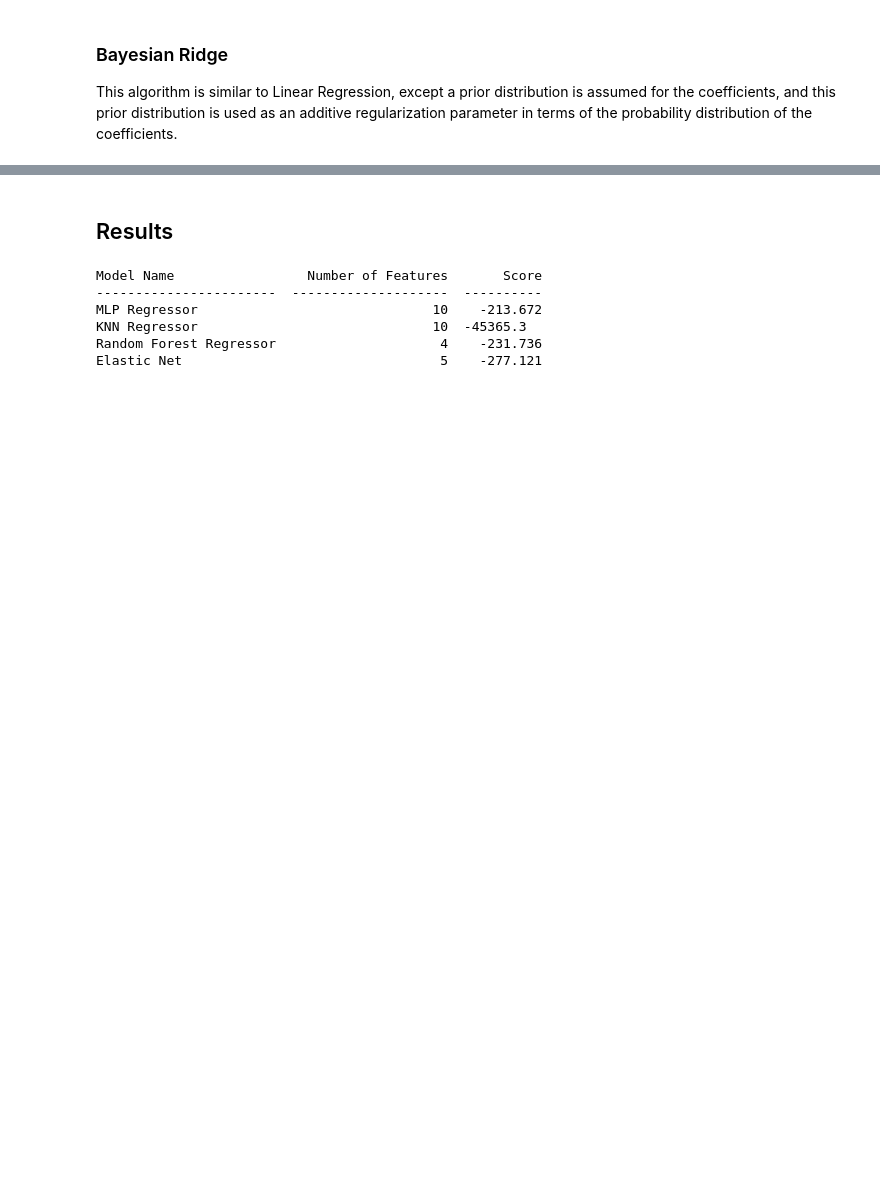
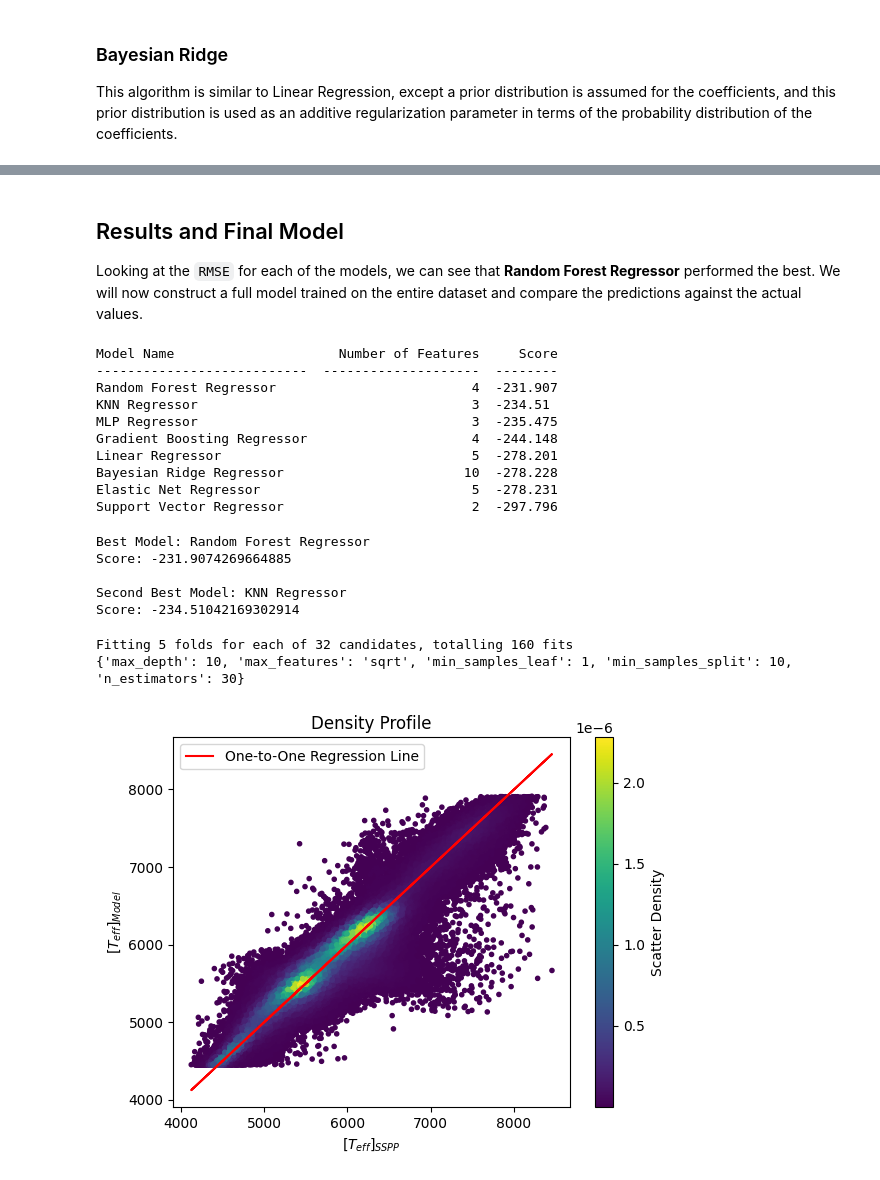
Before and after one commit to Reego/ml-project, a Jupyter notebook: main.ipynb, the cells around one changed output, grey strips where cells are left out. Saved outputs shown, nothing was run; the diff lists cells and outputs as text; code cells hidden in the pictures; blank space fills up the shorter version.

Commit message:
All models + final model + markdown

```diff
--- a/main.ipynb
+++ b/main.ipynb
@@ -777,17 +844,68 @@ Average Score: -277.99015963281727
 # %% [markdown]
-## Results
+## Results and Final Model
+
+Looking at the `RMSE` for each of the models, we can see that **Random Forest Regressor** performed the best. We will now construct a full model trained on the entire dataset and compare the predictions against the actual values.
 # %%
-from tabulate import tabulate
+# first sort the models based on their cv_score
+MODELS = sorted(MODELS, key = lambda x: x["cv_score"], reverse=True)
 
 table = []
 for model in MODELS:
     table.append([model["name"], len(model["features"].columns), model["cv_score"]])
 
+# table to show the scores of models
 print(tabulate(table, headers=["Model Name", "Number of Features", "Score"]))
 # %% [output]
-Model Name                 Number of Features       Score
------------------------  --------------------  ----------
-MLP Regressor                              10    -213.672
-KNN Regressor                              10  -45365.3
-Random Forest Regressor                     4    -231.736
-Elastic Net                                 5    -277.121
+Model Name                     Number of Features     Score
+---------------------------  --------------------  --------
+Random Forest Regressor                         4  -231.907
+KNN Regressor                                   3  -234.51
+MLP Regressor                                   3  -235.475
+Gradient Boosting Regressor                     4  -244.148
+Linear Regressor                                5  -278.201
+Bayesian Ridge Regressor                       10  -278.228
+Elastic Net Regressor                           5  -278.231
+Support Vector Regressor                        2  -297.796
+# %%
+print("Best Model:", MODELS[0]["name"])
+print("Score:", MODELS[0]["cv_score"])
+print()
+print("Second Best Model:", MODELS[1]["name"])
+print("Score:", MODELS[1]["cv_score"])
+# %% [output]
+Best Model: Random Forest Regressor
+Score: -231.9074269664885
+
+Second Best Model: KNN Regressor
+Score: -234.51042169302914
+# %%
+best_full_model = GridSearchCV(MODELS[0]["model"],
+                               MODELS[0]["search_grid"],
+                               scoring="neg_root_mean_squared_error",
+                               n_jobs=-1,
+                               verbose=2)
+
+best_full_model.fit(MODELS[0]["features"], target)
+
+print(best_full_model.best_params_)
+
+predicted = best_full_model.predict(MODELS[0]["features"])
+
+tp = np.vstack((target, predicted))
+z = sts.gaussian_kde(tp)(tp)
+
+plt.scatter(target, predicted, c=z, marker=".")
+plt.plot(target, target, 'r-', label="One-to-One Regression Line")
+plt.xlabel(r'$[T_{eff}]_{SSPP}$')
+plt.ylabel(r'$[T_{eff}]_{Model}$')
+plt.colorbar(label="Scatter Density")
+plt.legend(loc="best")
+plt.title("Density Profile")
+plt.plot()
+
+final_name = "finalized_model.sav"
+pickle.dump(best_full_model, open(final_name, "wb"))
+# %% [output]
+Fitting 5 folds for each of 32 candidates, totalling 160 fits
+{'max_depth': 10, 'max_features': 'sqrt', 'min_samples_leaf': 1, 'min_samples_split': 10, 'n_estimators': 30}
+[figure, added]
```
Also changed, not shown: parts of 22 cells of this notebook.
